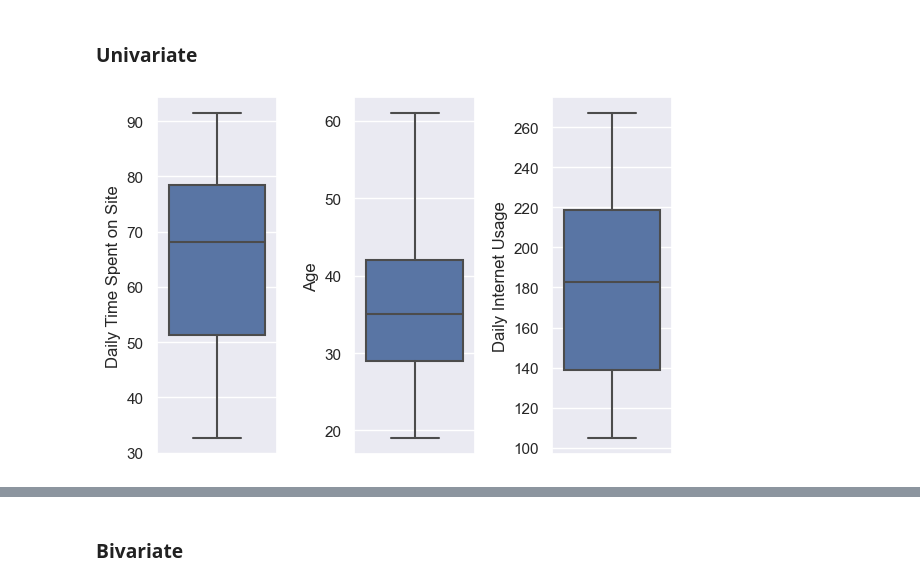
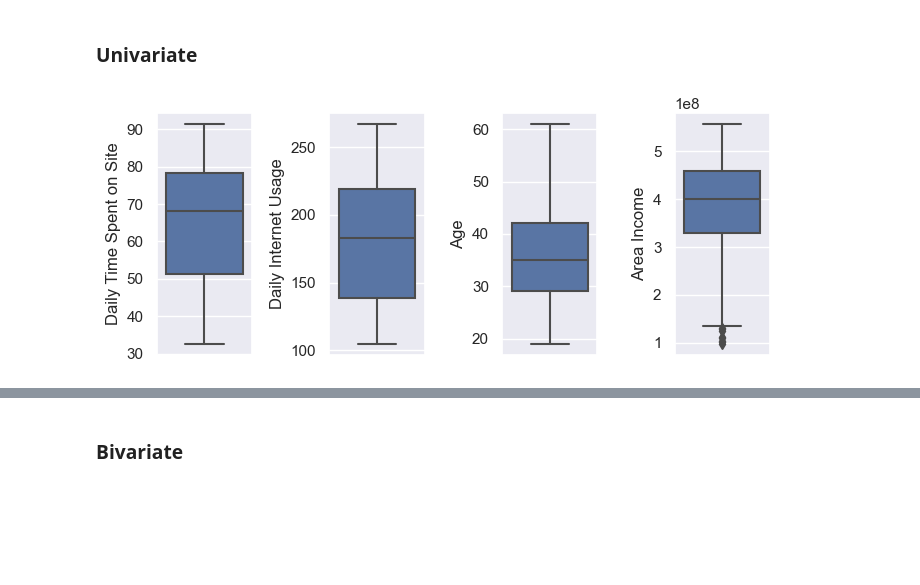
Before and after one commit to garrylgiancarlo/project-clickedads, a Jupyter notebook: clicked_ads.ipynb, the cells around one changed output, grey strips where cells are left out. Drawn from its saved outputs; the diff is of its cells as text; code cells hidden in the pictures; blank space fills up the shorter version.

```diff
--- a/clicked_ads.ipynb
+++ b/clicked_ads.ipynb
@@ -92,14 +92,14 @@ missing_value_df
 # %% [markdown]
 ### Univariate
 # %%
-to_plot = ['Daily Time Spent on Site','Age','Daily Internet Usage']
+to_plot = ['Daily Time Spent on Site','Daily Internet Usage','Age','Area Income']
 # %%
 sns.set_theme(style="darkgrid")
 sns.color_palette("viridis", as_cmap=True)
-plt.figure(figsize=(8,4))
+plt.figure(figsize=(7,3))
 for i in range(0, len(to_plot)):
     plt.subplot(1, 4, i+1)
     sns.boxplot(y=df[to_plot[i]], orient='v')
     plt.tight_layout()
 # %% [output]
-[figure, old version]
+[figure, new version]
```
Also changed, not shown: parts of 15 cells of this notebook, 6 other files.
